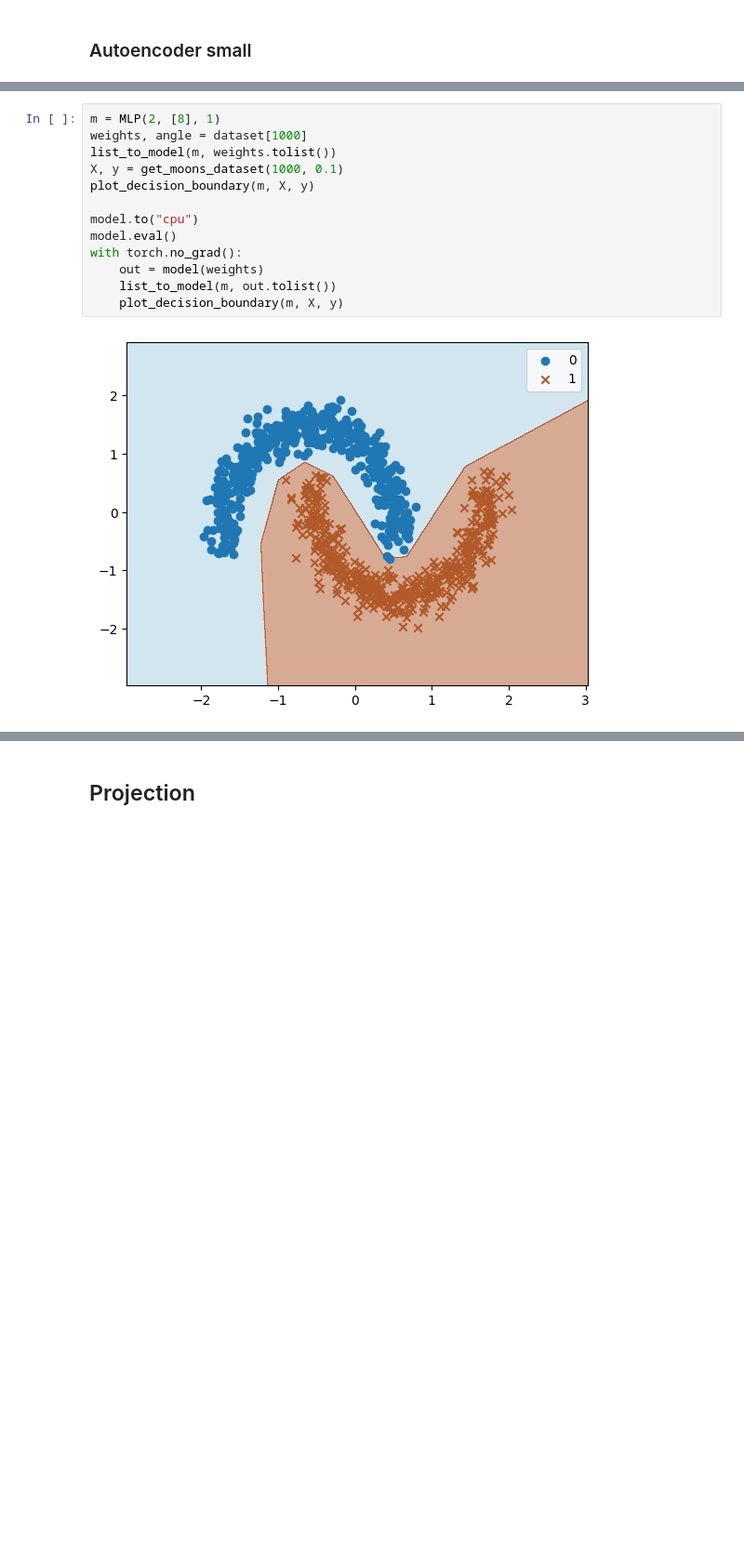
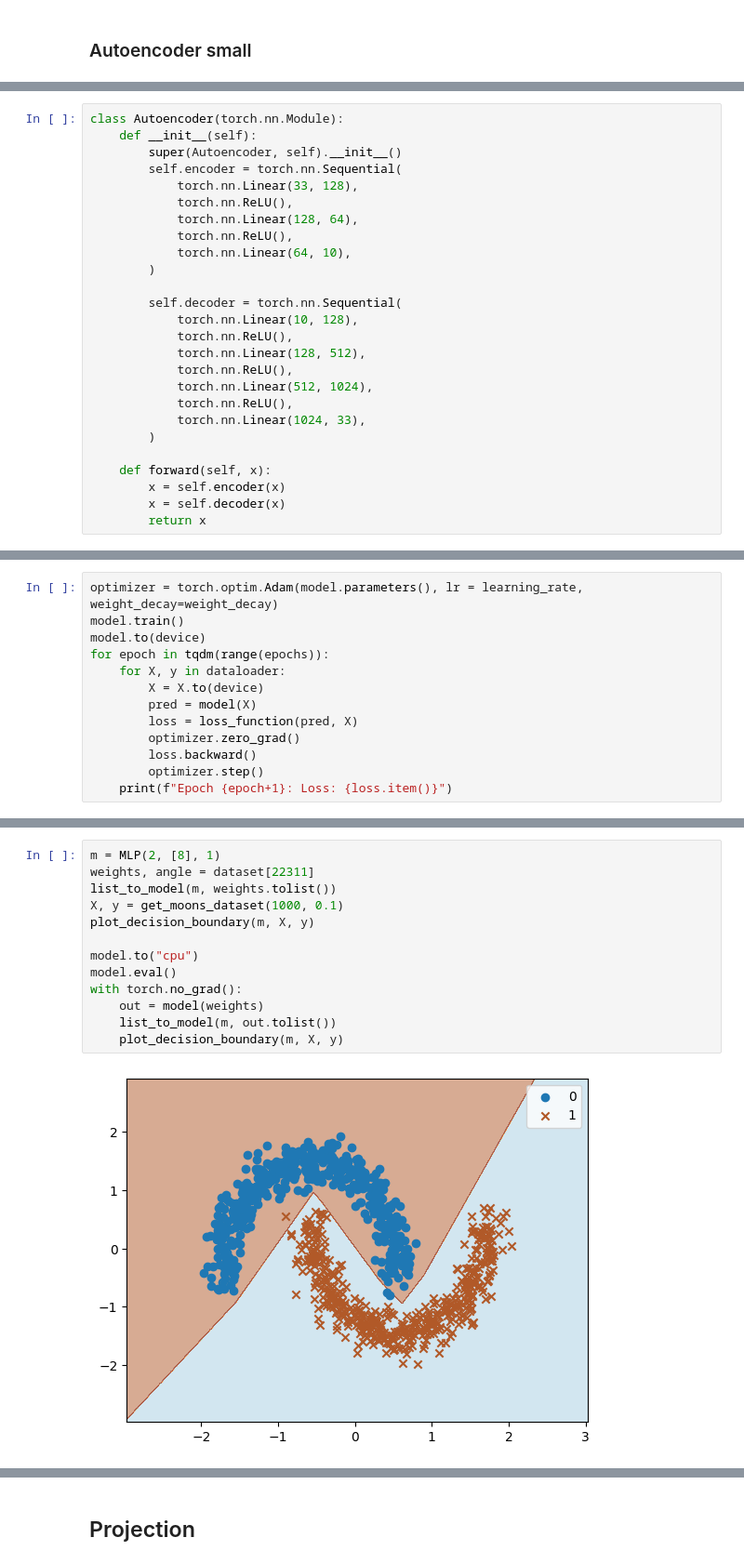
Before and after one commit to IDavron/exploring-neural-networks-weight-space, a Jupyter notebook: notebooks/weights_generator.ipynb, the cells around one changed output, grey strips where cells are left out. Shown at 93% size. Saved outputs shown, nothing was run; the diff lists cells and outputs as text; blank space fills up the shorter version.

Commit message:
Autoencoder with projection

```diff
--- a/notebooks/weights_generator.ipynb
+++ b/notebooks/weights_generator.ipynb
@@ -463,3 +826,29 @@ class Autoencoder(torch.nn.Module):
+# %%
+class Autoencoder(torch.nn.Module):
+    def __init__(self):
+        super(Autoencoder, self).__init__()
+        self.encoder = torch.nn.Sequential(
+            torch.nn.Linear(33, 128),
+            torch.nn.ReLU(),
+            torch.nn.Linear(128, 64),
+            torch.nn.ReLU(),
+            torch.nn.Linear(64, 10),
+        )
+
+        self.decoder = torch.nn.Sequential(
+            torch.nn.Linear(10, 128),
+            torch.nn.ReLU(),
+            torch.nn.Linear(128, 512),
+            torch.nn.ReLU(),
+            torch.nn.Linear(512, 1024),
+            torch.nn.ReLU(),
+            torch.nn.Linear(1024, 33),
+        )
+
+    def forward(self, x):
+        x = self.encoder(x)
+        x = self.decoder(x)
+        return x
 # %%
 config = {
     "model":{
@@ -519,0 +935,13 @@ Epoch 30: Loss: 1.5847270488739014
+# %%
+optimizer = torch.optim.Adam(model.parameters(), lr = learning_rate, weight_decay=weight_decay)
+model.train()
+model.to(device)
+for epoch in tqdm(range(epochs)):
+    for X, y in dataloader:
+        X = X.to(device)
+        pred = model(X)
+        loss = loss_function(pred, X)
+        optimizer.zero_grad()
+        loss.backward()
+        optimizer.step()
+    print(f"Epoch {epoch+1}: Loss: {loss.item()}")
@@ -520,15 +966,15 @@ Epoch 30: Loss: 1.5847270488739014
 # %%
 m = MLP(2, [8], 1)
-weights, angle = dataset[1000]
+weights, angle = dataset[22311]
 list_to_model(m, weights.tolist())
 X, y = get_moons_dataset(1000, 0.1)
 plot_decision_boundary(m, X, y)
 
 model.to("cpu")
 model.eval()
 with torch.no_grad():
     out = model(weights)
     list_to_model(m, out.tolist())
     plot_decision_boundary(m, X, y)
 # %% [output]
-[figure, old version]
+[figure, new version]
```
Also changed, not shown: parts of 23 cells of this notebook, 5 other files.
